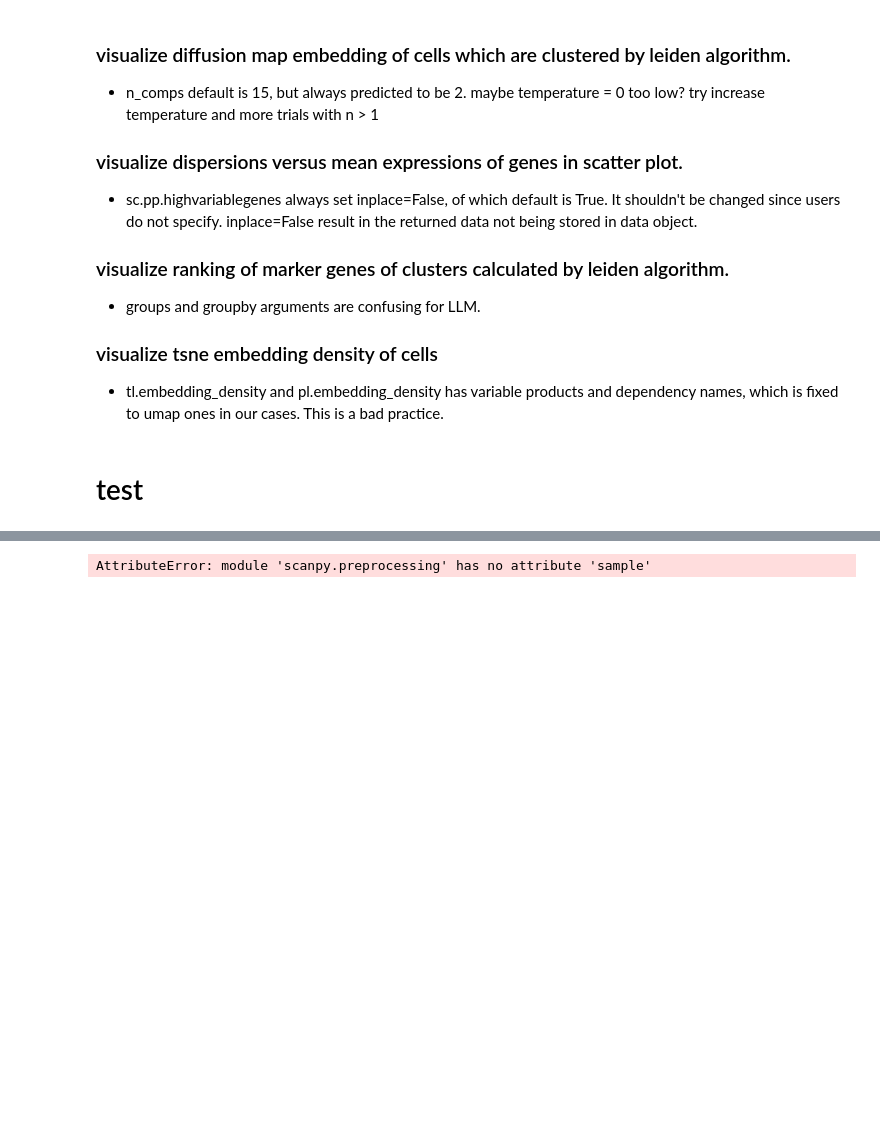
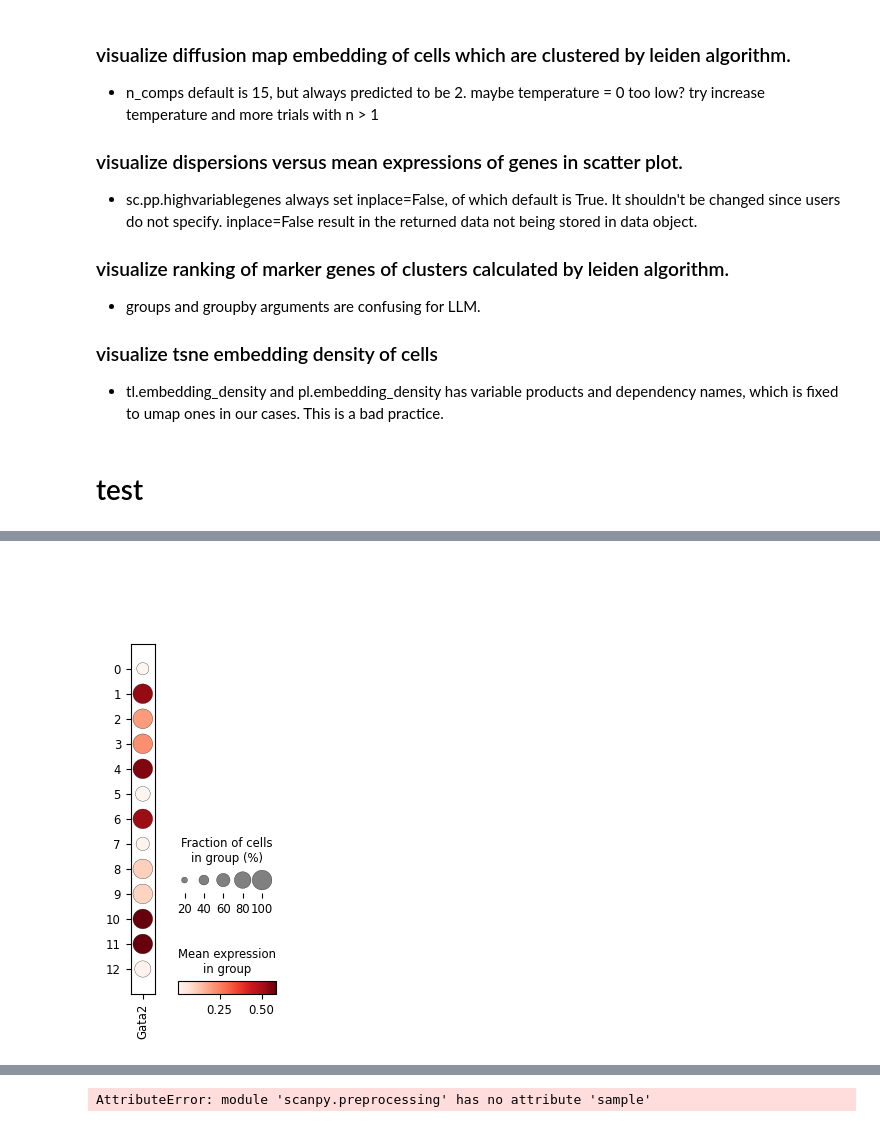
Before and after one commit to OSU-BMBL/BioMANIA-backend, a Jupyter notebook: experiment/scanpy/test.ipynb, the cells around one changed output, grey strips where cells are left out. Drawn from its saved outputs; the diff is of its cells as text; code cells hidden in the pictures; blank space fills up the shorter version.

```diff
--- a/experiment/scanpy/test.ipynb
+++ b/experiment/scanpy/test.ipynb
@@ -162,0 +190,3 @@ data.var
+# %%
+sc.pl.dotplot(data, ['Gata2'], groupby='louvain', save=True)
+# %% [output]
@@ -162,0 +194 @@ data.var
+[figure, added]
```
Also changed, not shown: parts of 16 cells of this notebook, 10 other files.
